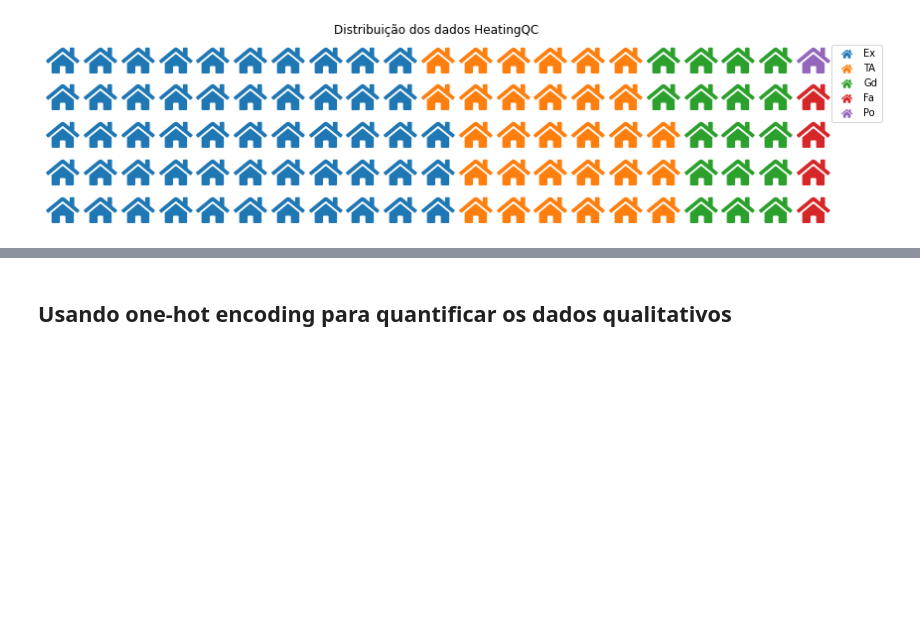
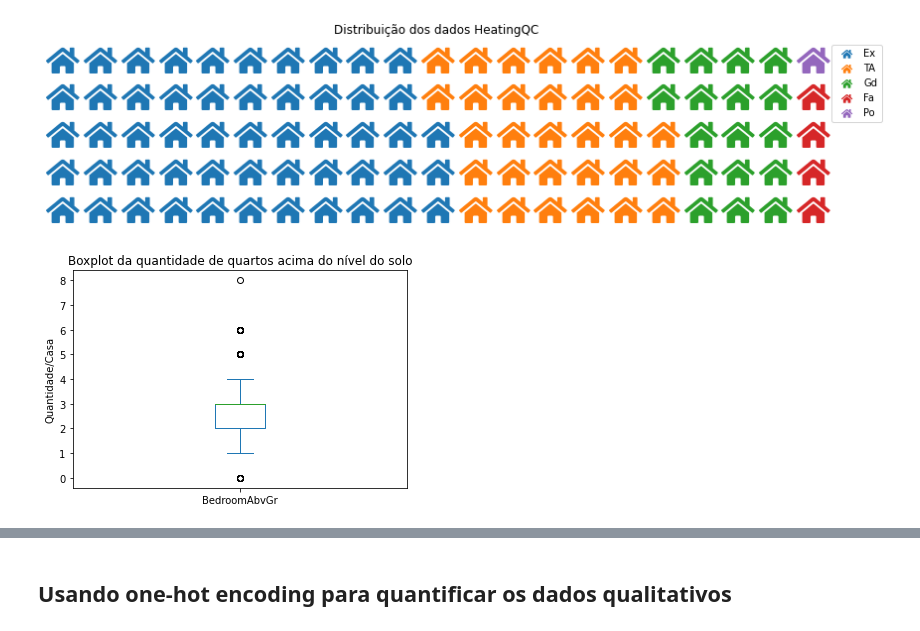
Before and after one commit to fabioheiji/mqaa, a Jupyter notebook: Analises_Descritivas.ipynb, the cells around one changed output, grey strips where cells are left out. Saved outputs shown, nothing was run; the diff lists cells and outputs as text; code cells hidden in the pictures; blank space fills up the shorter version.

Commit message:
Adicao de novos graficos boxplot

```diff
--- a/Analises_Descritivas.ipynb
+++ b/Analises_Descritivas.ipynb
@@ -101,3 +101,10 @@ plt.title('Distribuição dos dados HeatingQC')
 plt.show()
 # %% [output]
 [figure]
+# %%
+base[['BedroomAbvGr']].plot(kind='box')
+plt.title('Boxplot da quantidade de quartos acima do nível do solo')
+plt.ylabel('Quantidade/Casa')
+plt.show()
+# %% [output]
+[figure, added]
```
Also changed, not shown: parts of 2 cells of this notebook.
